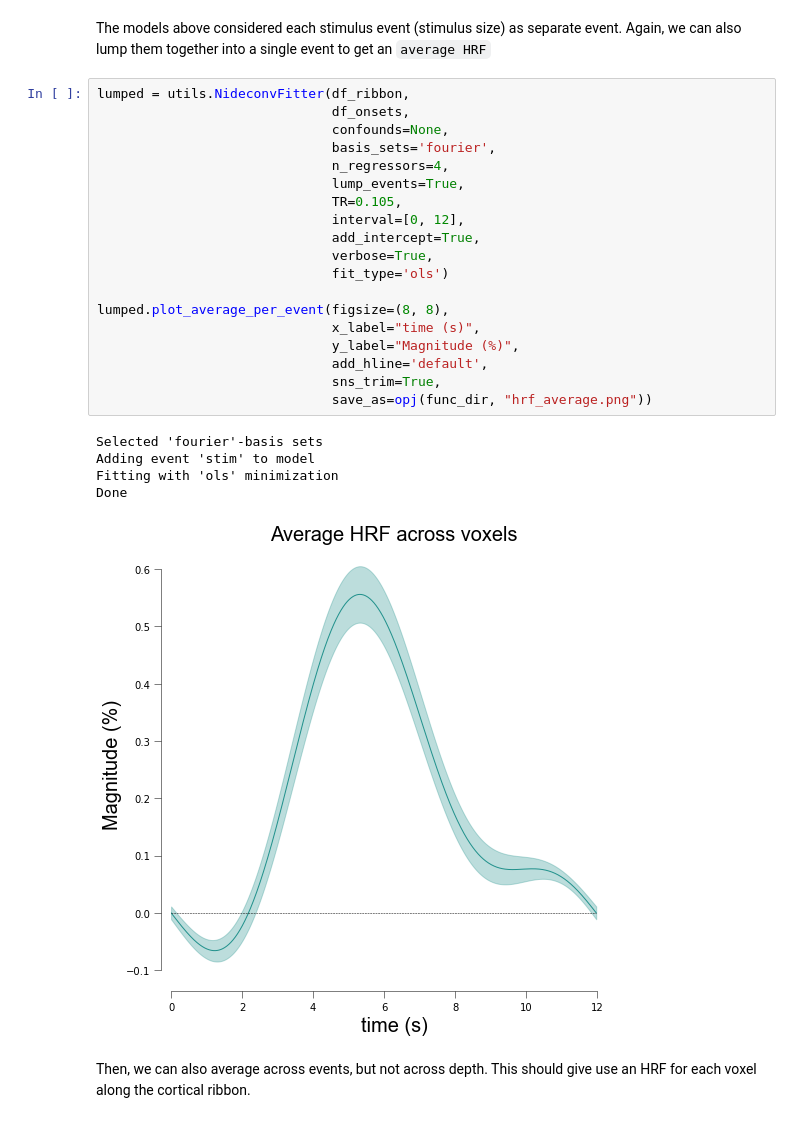
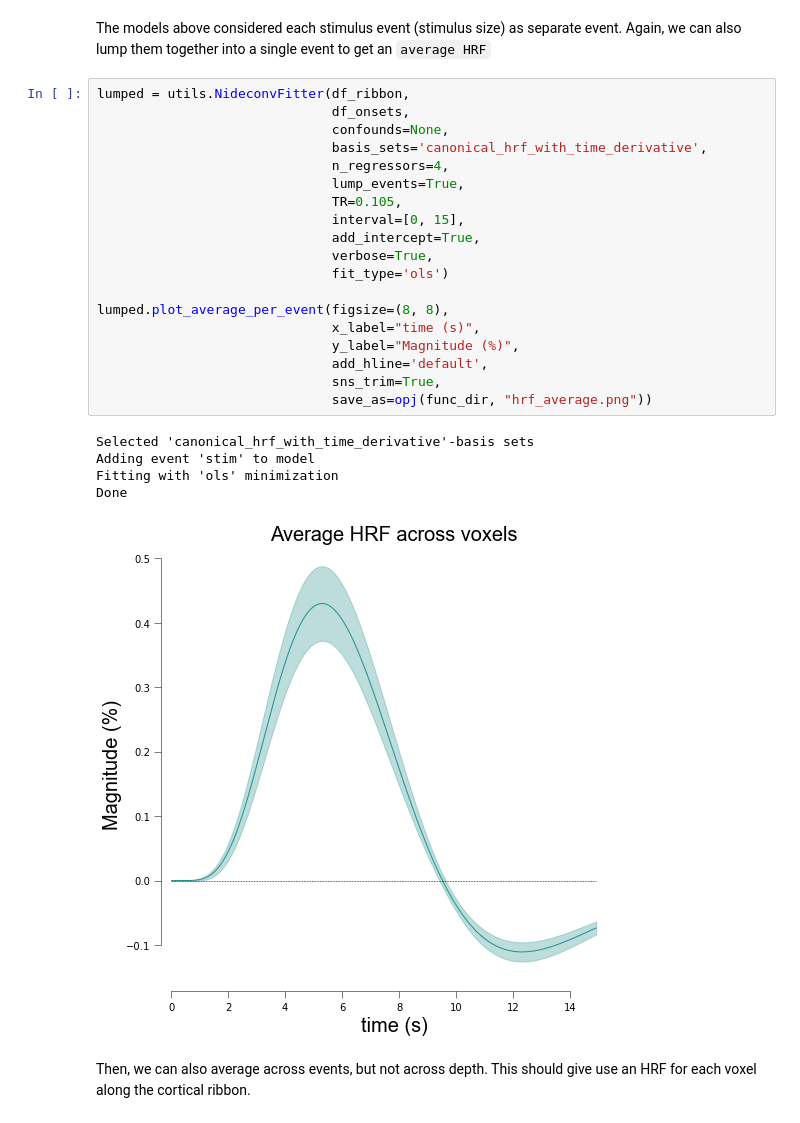
Before and after one commit to gjheij/linescanning, a Jupyter notebook: doc/source/examples/acompcor.ipynb, the cells around one changed output. Saved outputs shown, nothing was run; the diff lists cells and outputs as text.

```diff
--- a/doc/source/examples/acompcor.ipynb
+++ b/doc/source/examples/acompcor.ipynb
@@ -246,28 +293,28 @@ The models above considered each stimulus event (stimulus size) as separate even
 # %%
 lumped = utils.NideconvFitter(df_ribbon,
                               df_onsets,
                               confounds=None,
-                              basis_sets='fourier',
+                              basis_sets='canonical_hrf_with_time_derivative',
                               n_regressors=4,
                               lump_events=True,
                               TR=0.105,
-                              interval=[0, 12],
+                              interval=[0, 15],
                               add_intercept=True,
                               verbose=True,
                               fit_type='ols')
 
 lumped.plot_average_per_event(figsize=(8, 8),
                               x_label="time (s)",
                               y_label="Magnitude (%)",
                               add_hline='default',
                               sns_trim=True,
                               save_as=opj(func_dir, "hrf_average.png"))
 # %% [output]
-Selected 'fourier'-basis sets
+Selected 'canonical_hrf_with_time_derivative'-basis sets
 Adding event 'stim' to model
 Fitting with 'ols' minimization
 Done
-[figure, old version]
+[figure, new version]
 # %% [markdown]
 Then, we can also average across events, but not across depth. This should give use an HRF for each voxel along the cortical ribbon.
 # %%
```
Also changed, not shown: parts of 6 cells of this notebook.
